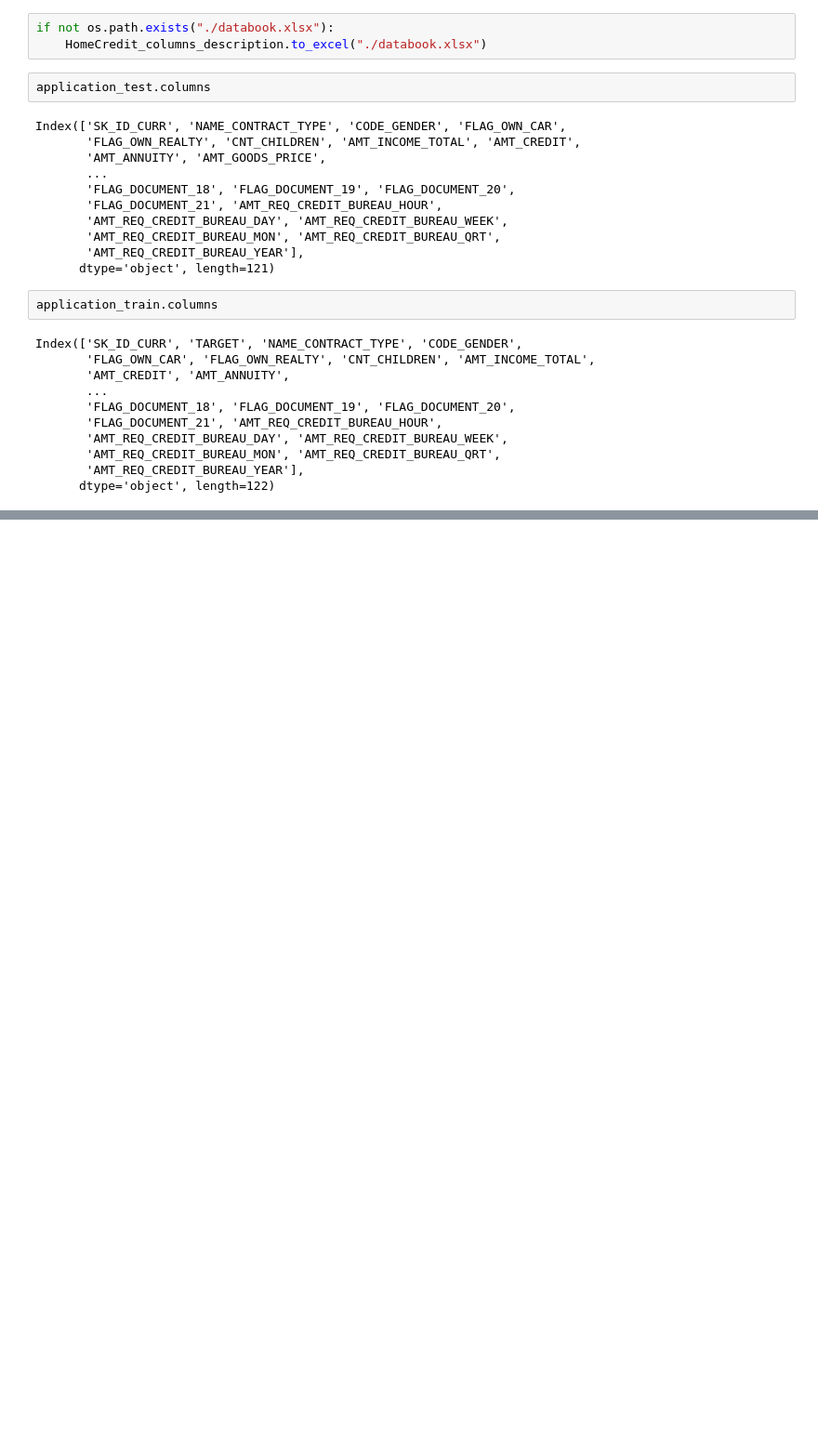
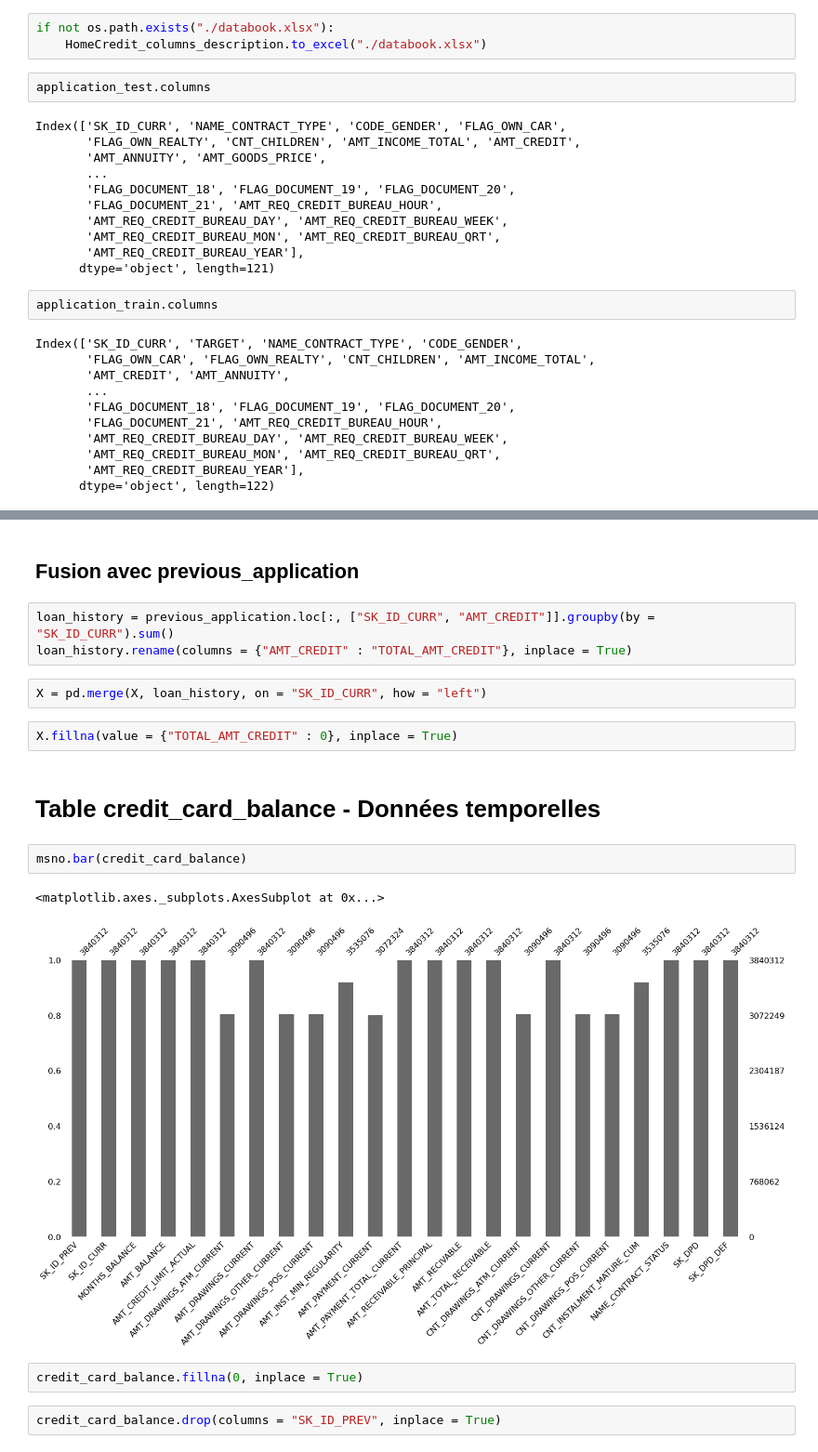
Before and after one commit to Anvil-Late/Default_risk_prediction, a Jupyter notebook: Projet 7.ipynb, the cells around one changed output, grey strips where cells are left out. Shown: that part at 93% size. Saved outputs shown, nothing was run; the diff lists cells and outputs as text; blank space fills up the shorter version.

```diff
--- a/Projet 7.ipynb
+++ b/Projet 7.ipynb
@@ -181,0 +321,20 @@ trainset(X).shape
+# %% [markdown]
+## Fusion avec previous_application
+# %%
+loan_history = previous_application.loc[:, ["SK_ID_CURR", "AMT_CREDIT"]].groupby(by = "SK_ID_CURR").sum()
+loan_history.rename(columns = {"AMT_CREDIT" : "TOTAL_AMT_CREDIT"}, inplace = True)
+# %%
+X = pd.merge(X, loan_history, on = "SK_ID_CURR", how = "left")
+# %%
+X.fillna(value = {"TOTAL_AMT_CREDIT" : 0}, inplace = True)
+# %% [markdown]
+# Table credit_card_balance - Données temporelles
+# %%
+msno.bar(credit_card_balance)
+# %% [output]
+<matplotlib.axes._subplots.AxesSubplot at 0x...>
+[figure, added]
+# %%
+credit_card_balance.fillna(0, inplace = True)
+# %%
+credit_card_balance.drop(columns = "SK_ID_PREV", inplace = True)
```
Also changed, not shown: parts of 51 cells of this notebook.
